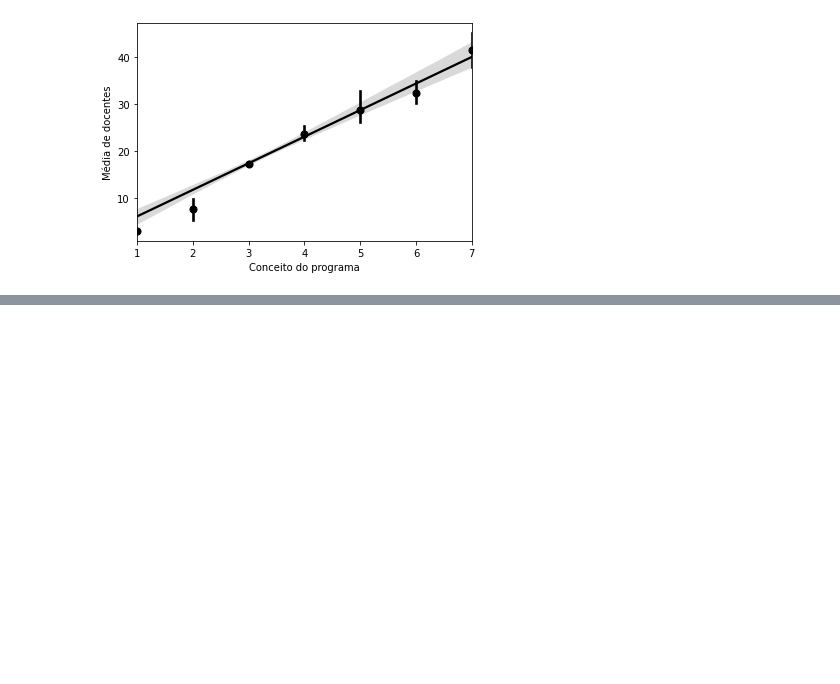
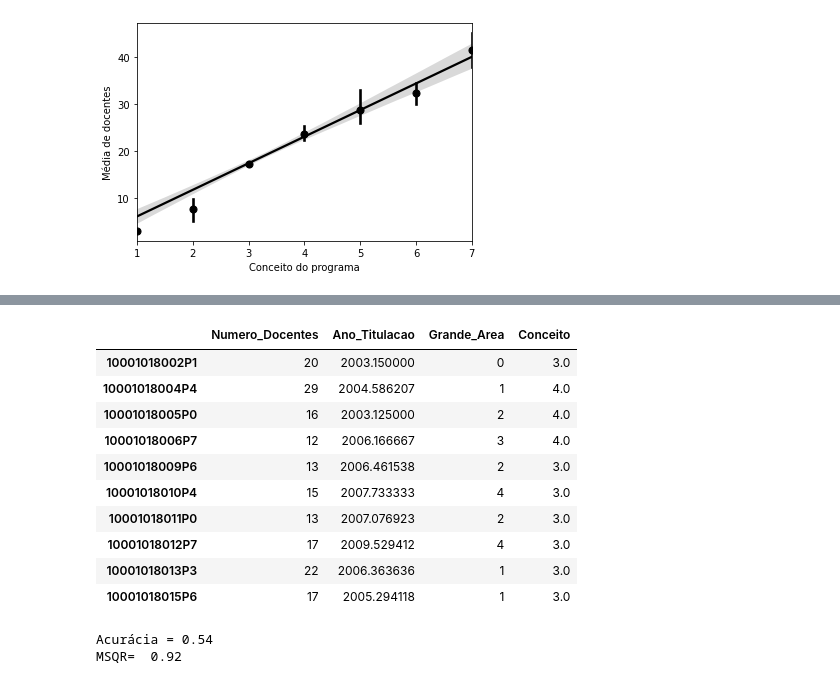
Before and after one commit to ieee-uerj/capes-data-analysis, a Jupyter notebook: Docentes - Gustavo e Romulo.ipynb, the cells around one changed output, grey strips where cells are left out. Saved outputs shown, nothing was run; the diff lists cells and outputs as text; code cells hidden in the pictures; blank space fills up the shorter version.

```diff
--- a/Docentes - Gustavo e Romulo.ipynb
+++ b/Docentes - Gustavo e Romulo.ipynb
@@ -227,0 +276,9 @@ Text(0, 0.5, 'Média de docentes')
+# %%
+codigo=list(df.groupby('CD_PROGRAMA_IES').sum().index)
+numero_docentes=list(df.groupby('CD_PROGRAMA_IES').size())
+ano_titulacao=list(df.groupby('CD_PROGRAMA_IES').mean()['AN_TITULACAO'])
+conceito=list(df.groupby('CD_PROGRAMA_IES').mean()['CD_CONCEITO_PROGRAMA'])
+# %%
+df2=df[['CD_PROGRAMA_IES','NM_GRANDE_AREA_CONHECIMENTO']]
+df2['NM_GRANDE_AREA_CONHECIMENTO']=pd.factorize(df2['NM_GRANDE_AREA_CONHECIMENTO'],na_sentinel=-1)[0]
+grande_area=list(df2.groupby('CD_PROGRAMA_IES').mean()['NM_GRANDE_AREA_CONHECIMENTO'])
@@ -227,0 +291,16 @@ Text(0, 0.5, 'Média de docentes')
+# %%
+d={'Numero_Docentes':numero_docentes,'Ano_Titulacao':ano_titulacao,'Grande_Area':grande_area,'Conceito':conceito}
+df3=pd.DataFrame(data=d,index=codigo)
+df3.head(10)
+# %% [output]
+|  | Numero_Docentes | Ano_Titulacao | Grande_Area | Conceito |
+| 10001018002P1 | 20 | 2003.150000 | 0 | 3.0 |
+| 10001018004P4 | 29 | 2004.586207 | 1 | 4.0 |
+| 10001018005P0 | 16 | 2003.125000 | 2 | 4.0 |
+| 10001018006P7 | 12 | 2006.166667 | 3 | 4.0 |
+| 10001018009P6 | 13 | 2006.461538 | 2 | 3.0 |
+| 10001018010P4 | 15 | 2007.733333 | 4 | 3.0 |
+| 10001018011P0 | 13 | 2007.076923 | 2 | 3.0 |
+| 10001018012P7 | 17 | 2009.529412 | 4 | 3.0 |
+| 10001018013P3 | 22 | 2006.363636 | 1 | 3.0 |
+| 10001018015P6 | 17 | 2005.294118 | 1 | 3.0 |
@@ -227,0 +326,11 @@ Text(0, 0.5, 'Média de docentes')
+# %%
+#treinando a máquina
+clf = LogisticRegression(max_iter=500).fit(x_treino, y_treino)
+
+#testando o modelo
+y_pred=clf.predict(x_teste)
+print('Acurácia =',round(accuracy_score(y_teste,y_pred),2))
+print('MSQR= ',round(mean_squared_error(y_teste,y_pred),2))
+# %% [output]
+Acurácia = 0.54
+MSQR=  0.92
```
Also changed, not shown: parts of 12 cells of this notebook, 2 other files.
